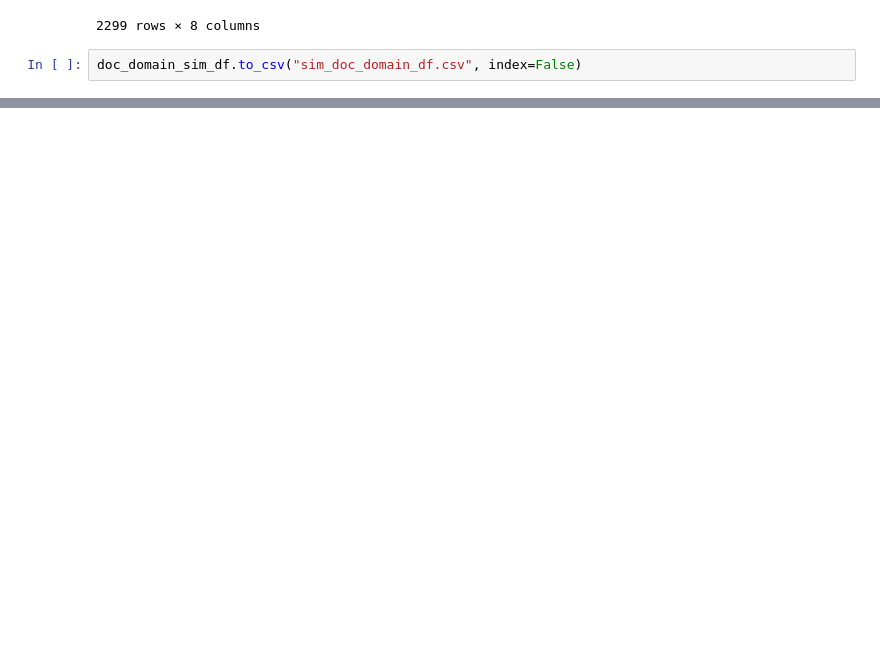
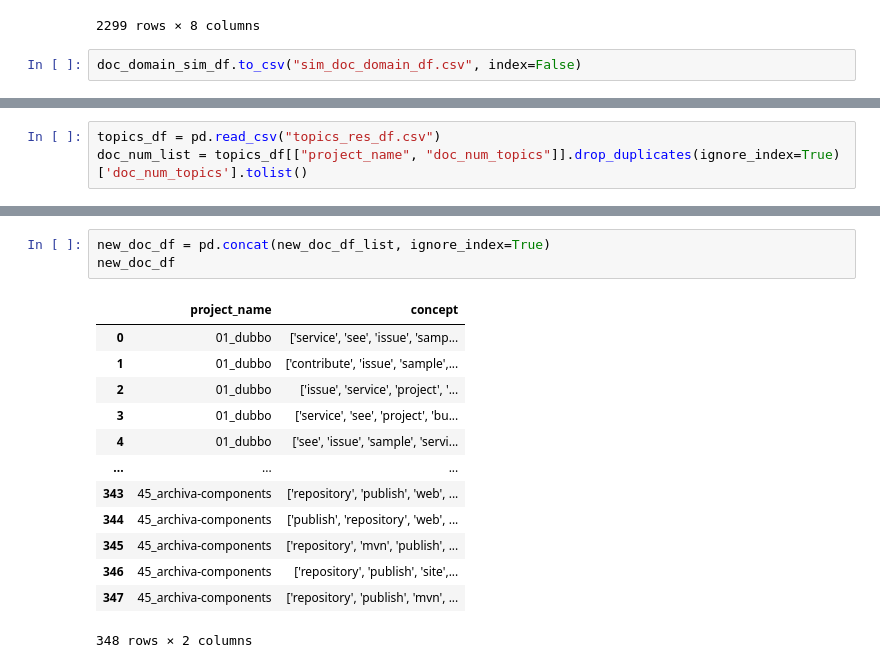
Before and after one commit to zakipauzi/concept-domain-coverage, a Jupyter notebook: 2_vectorising.ipynb, the cells around one changed output, grey strips where cells are left out. Saved outputs shown, nothing was run; the diff lists cells and outputs as text; blank space fills up the shorter version.

```diff
--- a/2_vectorising.ipynb
+++ b/2_vectorising.ipynb
@@ -808,0 +811,3 @@ doc_domain_sim_df.to_csv("sim_doc_domain_df.csv", index=False)
+# %%
+topics_df = pd.read_csv("topics_res_df.csv")
+doc_num_list = topics_df[["project_name", "doc_num_topics"]].drop_duplicates(ignore_index=True)['doc_num_topics'].tolist()
@@ -808,0 +821,17 @@ doc_domain_sim_df.to_csv("sim_doc_domain_df.csv", index=False)
+# %%
+new_doc_df = pd.concat(new_doc_df_list, ignore_index=True)
+new_doc_df
+# %% [output]
+|  | project_name | concept |
+| 0 | 01_dubbo | ['service', 'see', 'issue', 'samp... |
+| 1 | 01_dubbo | ['contribute', 'issue', 'sample',... |
+| 2 | 01_dubbo | ['issue', 'service', 'project', '... |
+| 3 | 01_dubbo | ['service', 'see', 'project', 'bu... |
+| 4 | 01_dubbo | ['see', 'issue', 'sample', 'servi... |
+| ... | ... | ... |
+| 343 | 45_archiva-components | ['repository', 'publish', 'web', ... |
+| 344 | 45_archiva-components | ['publish', 'repository', 'web', ... |
+| 345 | 45_archiva-components | ['repository', 'mvn', 'publish', ... |
+| 346 | 45_archiva-components | ['repository', 'publish', 'site',... |
+| 347 | 45_archiva-components | ['repository', 'publish', 'mvn', ... |
+348 rows × 2 columns
```
Also changed, not shown: parts of 14 cells of this notebook, 2 other files.
